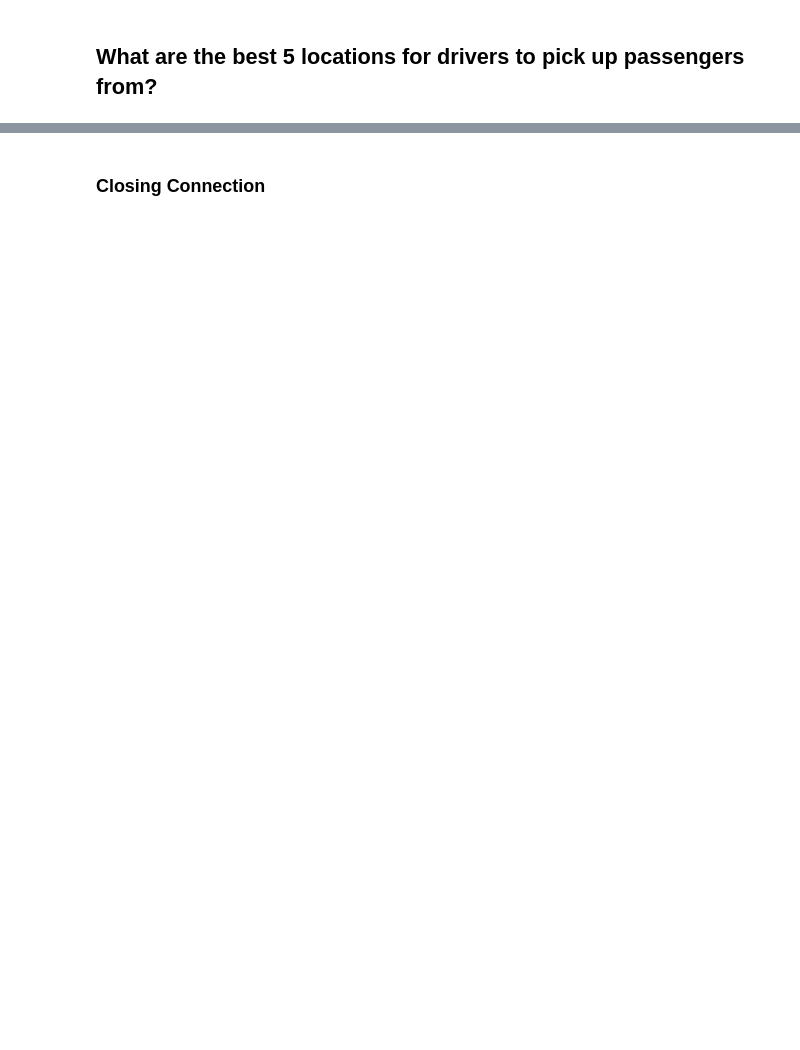
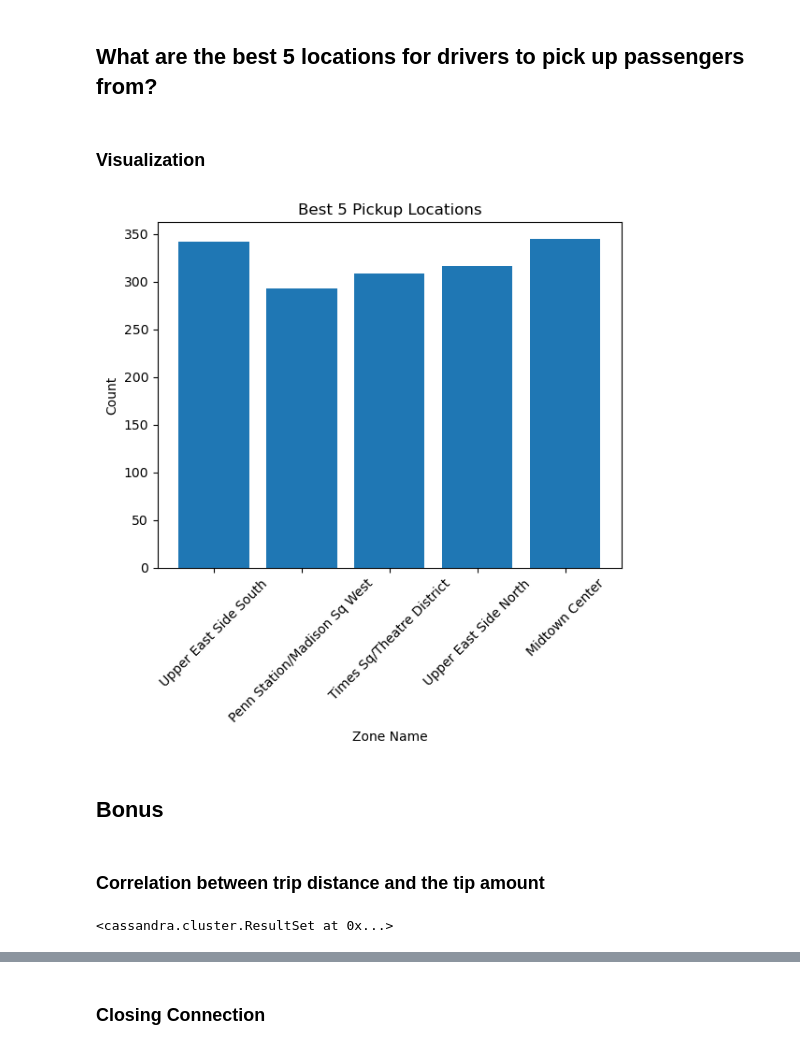
Before and after one commit to yahiaehab10/Python-MongoDB-Cassandra, a Jupyter notebook: Cassandra.ipynb, the cells around one changed output, grey strips where cells are left out. Saved outputs shown, nothing was run; the diff lists cells and outputs as text; code cells hidden in the pictures; blank space fills up the shorter version.

Commit message:
Cassandra Finished

```diff
--- a/Cassandra.ipynb
+++ b/Cassandra.ipynb
@@ -369,0 +442,36 @@ pickup_location_df
+# %% [markdown]
+### Visualization
+# %%
+best_pickup_locations = session.execute(
+    """
+    SELECT * FROM best_pickup_locations
+"""
+)
+
+best_pickup_locations = pd.DataFrame(best_pickup_locations)
+
+fig, ax = plt.subplots()
+ax.bar(best_pickup_locations["zone_name"], best_pickup_locations["count"])
+ax.set_xlabel("Zone Name")
+ax.set_ylabel("Count")
+ax.set_title("Best 5 Pickup Locations")
+plt.xticks(rotation=45)
+plt.show()
+# %% [output]
+[figure, added]
+# %% [markdown]
+## Bonus
+# %% [markdown]
+### Correlation between trip distance and the tip amount
+# %%
+session.execute(
+    """
+    CREATE TABLE IF NOT EXISTS taxi_trip_data.trip_distance_tip_amount (
+        trip_distance DOUBLE,
+        tip_amount DOUBLE,
+        PRIMARY KEY (trip_distance)
+    )
+    """
+)
+# %% [output]
+<cassandra.cluster.ResultSet at 0x...>
```
Also changed, not shown: parts of 30 cells of this notebook.
